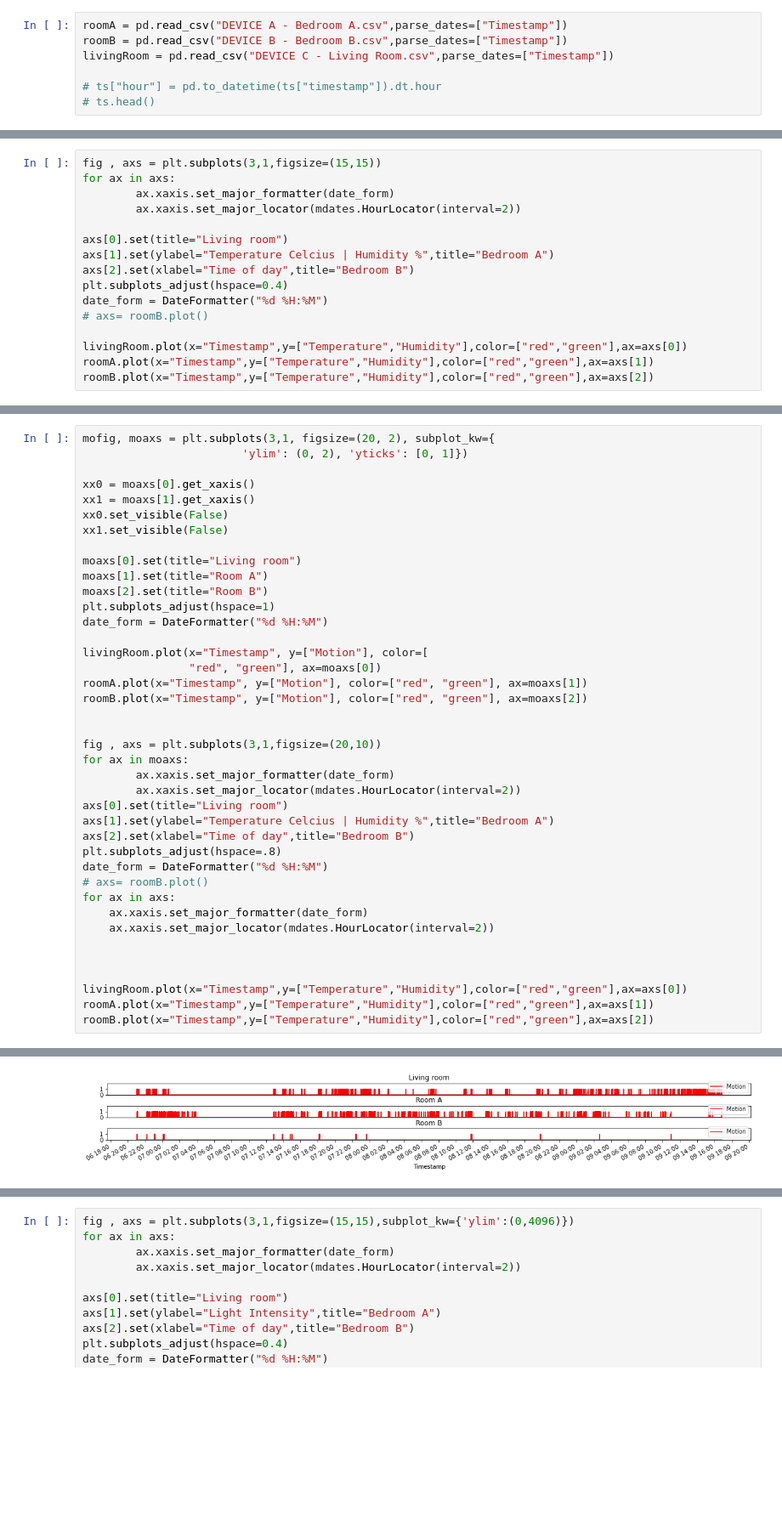
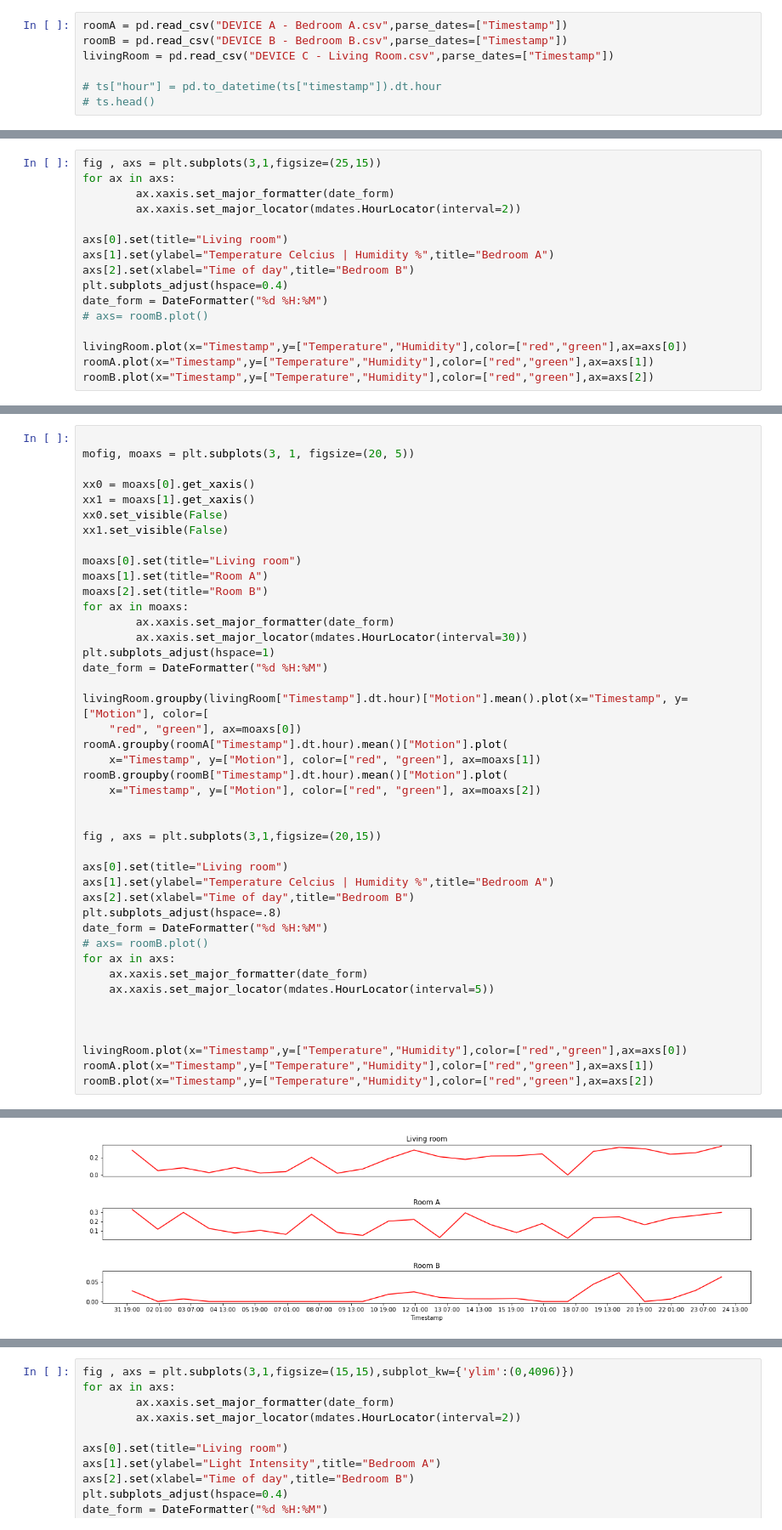
Before and after one commit to salirezav/HomeSense, a Jupyter notebook: representation.ipynb, the cells around one changed output, grey strips where cells are left out. Shown at 85% size. Saved outputs shown, nothing was run; the diff lists cells and outputs as text; blank space fills up the shorter version.

```diff
--- a/representation.ipynb
+++ b/representation.ipynb
@@ -54,5 +54,5 @@ livingRoom.plot(x="Timestamp",y=["Temperature","Humidity"],color=["red","green"]
 # %%
-fig , axs = plt.subplots(3,1,figsize=(15,15))
+fig , axs = plt.subplots(3,1,figsize=(25,15))
 for ax in axs:
         ax.xaxis.set_major_formatter(date_form)
         ax.xaxis.set_major_locator(mdates.HourLocator(interval=2))
@@ -73,43 +73,46 @@ roomB.plot(x="Timestamp",y=["Temperature","Humidity"],color=["red","green"],ax=a
 # %%
-mofig, moaxs = plt.subplots(3,1, figsize=(20, 2), subplot_kw={
-                        'ylim': (0, 2), 'yticks': [0, 1]})
+
+mofig, moaxs = plt.subplots(3, 1, figsize=(20, 5))
 
 xx0 = moaxs[0].get_xaxis()
 xx1 = moaxs[1].get_xaxis()
 xx0.set_visible(False)
 xx1.set_visible(False)
 
 moaxs[0].set(title="Living room")
 moaxs[1].set(title="Room A")
 moaxs[2].set(title="Room B")
+for ax in moaxs:
+        ax.xaxis.set_major_formatter(date_form)
+        ax.xaxis.set_major_locator(mdates.HourLocator(interval=30))
 plt.subplots_adjust(hspace=1)
 date_form = DateFormatter("%d %H:%M")
 
-livingRoom.plot(x="Timestamp", y=["Motion"], color=[
-                "red", "green"], ax=moaxs[0])
-roomA.plot(x="Timestamp", y=["Motion"], color=["red", "green"], ax=moaxs[1])
-roomB.plot(x="Timestamp", y=["Motion"], color=["red", "green"], ax=moaxs[2])
+livingRoom.groupby(livingRoom["Timestamp"].dt.hour)["Motion"].mean().plot(x="Timestamp", y=["Motion"], color=[
+    "red", "green"], ax=moaxs[0])
+roomA.groupby(roomA["Timestamp"].dt.hour).mean()["Motion"].plot(
+    x="Timestamp", y=["Motion"], color=["red", "green"], ax=moaxs[1])
+roomB.groupby(roomB["Timestamp"].dt.hour).mean()["Motion"].plot(
+    x="Timestamp", y=["Motion"], color=["red", "green"], ax=moaxs[2])
 
 
-fig , axs = plt.subplots(3,1,figsize=(20,10))
-for ax in moaxs:
-        ax.xaxis.set_major_formatter(date_form)
-        ax.xaxis.set_major_locator(mdates.HourLocator(interval=2))
+fig , axs = plt.subplots(3,1,figsize=(20,15))
+
 axs[0].set(title="Living room")
 axs[1].set(ylabel="Temperature Celcius | Humidity %",title="Bedroom A")
 axs[2].set(xlabel="Time of day",title="Bedroom B")
 plt.subplots_adjust(hspace=.8)
 date_form = DateFormatter("%d %H:%M")
 # axs= roomB.plot()
 for ax in axs:
     ax.xaxis.set_major_formatter(date_form)
-    ax.xaxis.set_major_locator(mdates.HourLocator(interval=2))
+    ax.xaxis.set_major_locator(mdates.HourLocator(interval=5))
 
 
 
 livingRoom.plot(x="Timestamp",y=["Temperature","Humidity"],color=["red","green"],ax=axs[0])
 roomA.plot(x="Timestamp",y=["Temperature","Humidity"],color=["red","green"],ax=axs[1])
 roomB.plot(x="Timestamp",y=["Temperature","Humidity"],color=["red","green"],ax=axs[2])
 # %% [output]
 <AxesSubplot:title={'center':'Bedroom B'}, xlabel='Timestamp'>
-[figure, old version]
+[figure, new version]
```
Also changed, not shown: parts of 6 cells of this notebook, 18 other files.
